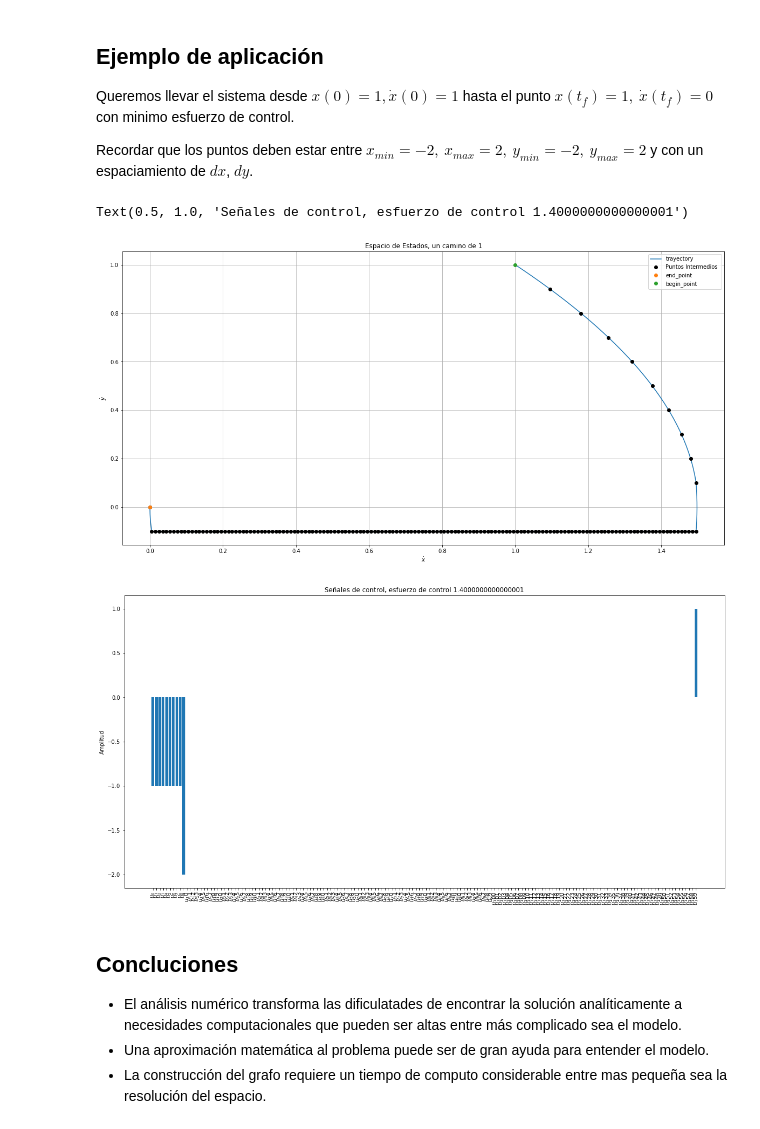
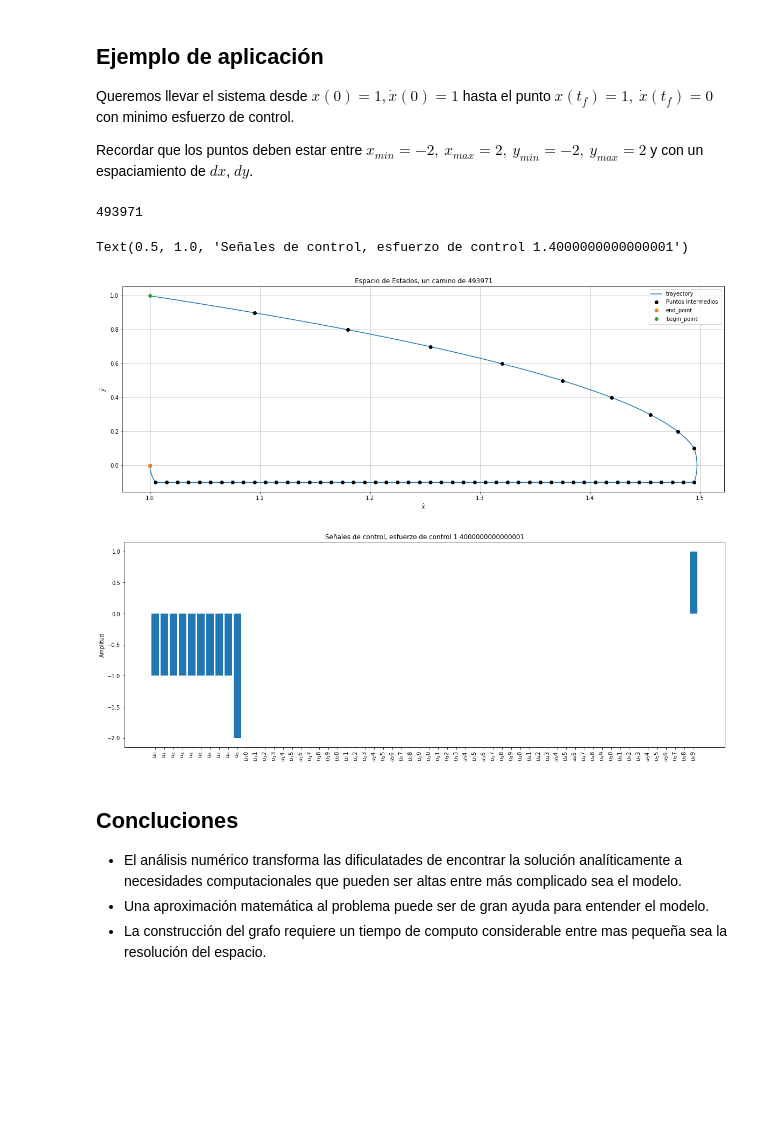
Before and after one commit to lcduquev/Analisis-Numerico, a Jupyter notebook: Grafo_integrador_doble.ipynb, the cells around one changed output. Drawn from its saved outputs; the diff is of its cells as text; code cells hidden in the pictures; blank space fills up the shorter version.

```diff
--- a/Grafo_integrador_doble.ipynb
+++ b/Grafo_integrador_doble.ipynb
@@ -336,7 +408,7 @@ def secuencia_control(nodes):
 
 # Definimos una función para evaluar la solución de los caminos encontrados (puntos que unen los nodos iniciales y finales) (salida)
 # Construímos el espacio de estados
-def solve_path(x0,singal):
+def solve_path(x0,signal):
     solucion = np.array([[0],[0]])
     points = []
     for i,u in enumerate(signal):
@@ -350,7 +422,7 @@ def solve_path(x0,singal):
     return solucion[:,1:], points
 # %%
 begin_node = [1, 1] #nodo de inicio
-end_node =[0,0] # nodo final
+end_node =[1, 0] # nodo final
 # %%
 paths = get_paths(begin_node,end_node)
 nodes = paths[0]
@@ -359,34 +431,37 @@ signal = secuencia_control(nodes)
 y,points = solve_path(begin_node,signal)
 
 total_paths = len(paths)
+print (total_paths)
 esfuerzo = np.sum(signal**2)*dt
+# %% [output]
+493971
 # %%
-plt.figure(figsize=(20,10))
+plt.figure(figsize=(20,7))
 
 plt.plot(y[0,:],y[1,:])
 
 #puntos intermedios
 plt.plot( np.asarray(points)[:,0], np.asarray(points)[:,1],'ok')
 
 #puntos extremos
 plt.plot(end_node[0],end_node[1],'o')
 plt.plot(begin_node[0],begin_node[1],'o')
 
 plt.grid()
 plt.xlabel('$\dot{x}$')
 plt.ylabel('$\dot{y}$')
 plt.title('Espacio de Estados, un camino de {}'.format(total_paths))
 plt.legend(['trayectory','Puntos Intermedios ','end_point', 'begin_point'])
 
-plt.figure(figsize=(20,10))
+plt.figure(figsize=(20,7))
 plt.bar(['$u_{}$'.format(i) for i in np.arange(len(signal))],signal,width=0.8)
 plt.xticks(rotation = 90)
 plt.ylabel('Amplitud')
 plt.title('Señales de control, esfuerzo de control {}'.format(esfuerzo))
 # %% [output]
 Text(0.5, 1.0, 'Señales de control, esfuerzo de control 1.4000000000000001')
-[figure, old version]
+[figure, new version]
-[figure, old version]
+[figure, new version]
 # %% [markdown]
  <a name="chapter7"></a>
 ## Concluciones
```
Also changed, not shown: parts of 14 cells of this notebook.
